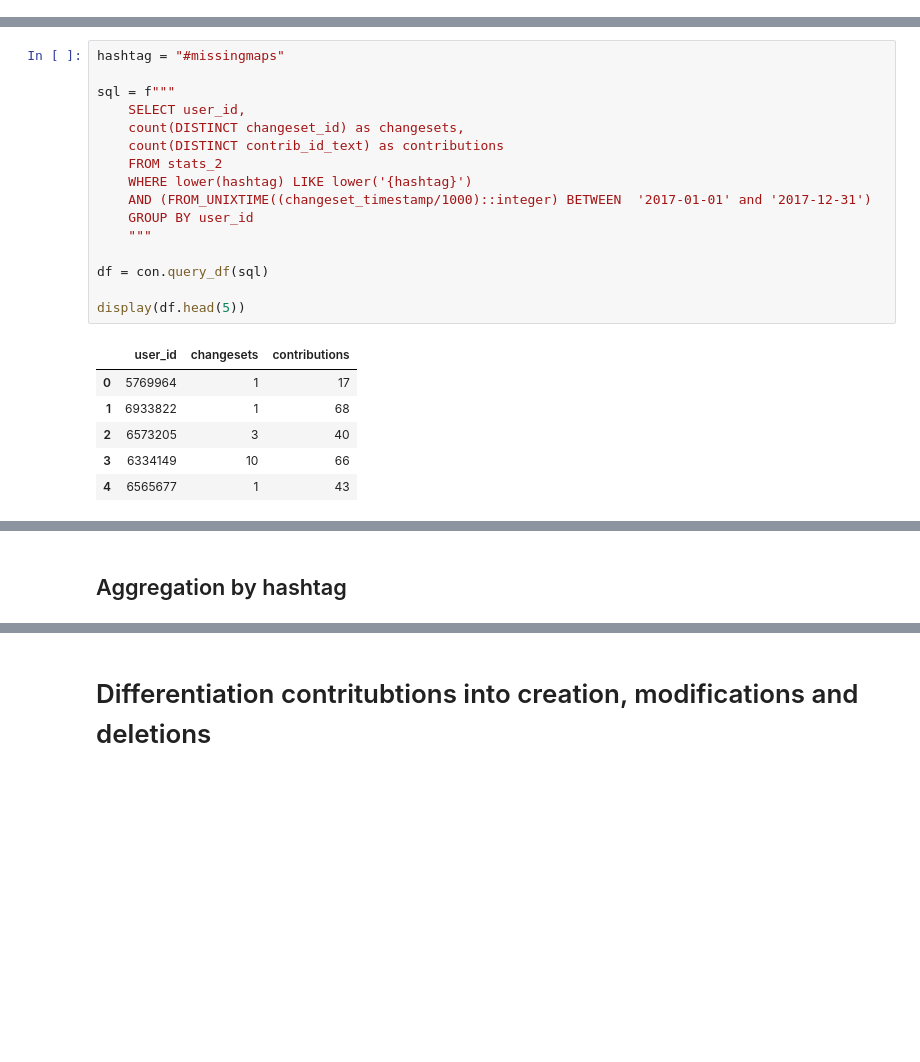
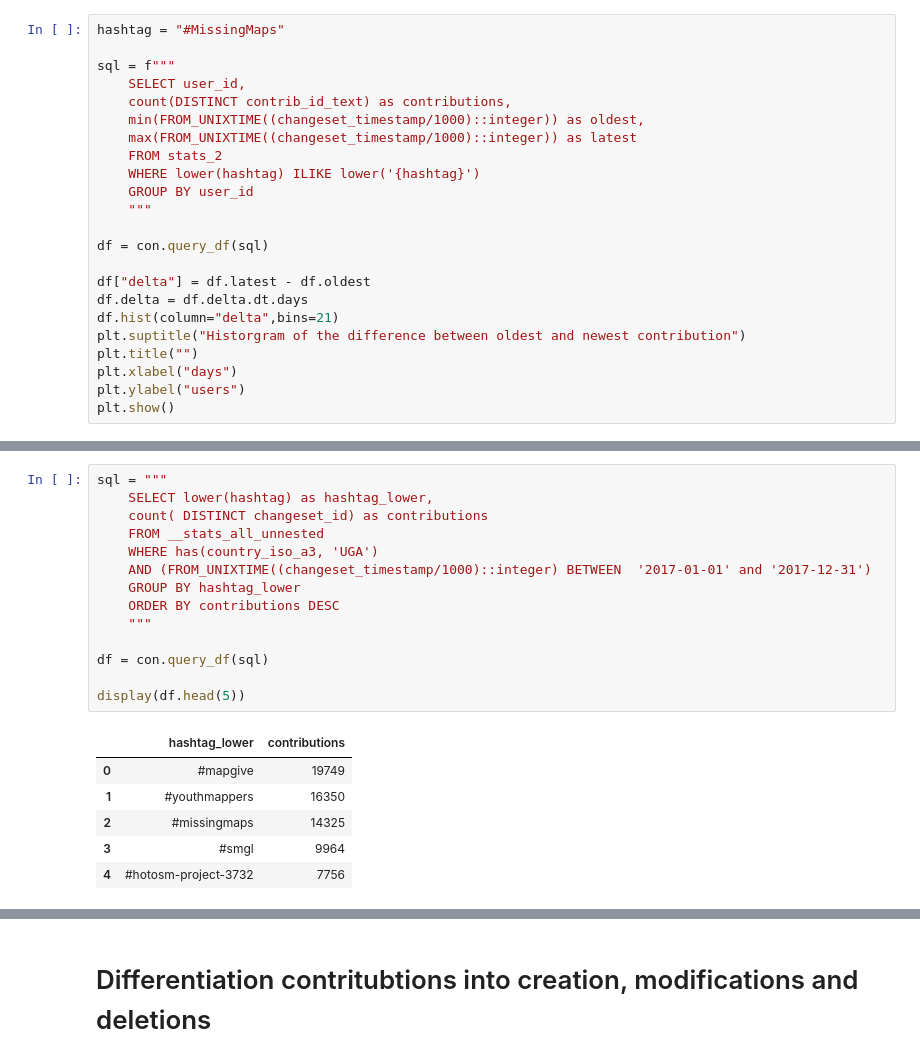
Before and after one commit to GIScience/ohsome-now-stats, a Jupyter notebook: notebooks/ExampleSQL.ipynb, the cells around one changed output, grey strips where cells are left out. Cells and saved outputs as stored; diff of their text form; blank space fills up the shorter version.

```diff
--- a/notebooks/ExampleSQL.ipynb
+++ b/notebooks/ExampleSQL.ipynb
@@ -72,0 +103,23 @@ plt.show()
+# %%
+hashtag = "#MissingMaps"
+
+sql = f"""
+    SELECT user_id,
+    count(DISTINCT contrib_id_text) as contributions,
+    min(FROM_UNIXTIME((changeset_timestamp/1000)::integer)) as oldest,
+    max(FROM_UNIXTIME((changeset_timestamp/1000)::integer)) as latest
+    FROM stats_2
+    WHERE lower(hashtag) ILIKE lower('{hashtag}')
+    GROUP BY user_id
+    """
+
+df = con.query_df(sql)
+
+df["delta"] = df.latest - df.oldest
+df.delta = df.delta.dt.days
+df.hist(column="delta",bins=21)
+plt.suptitle("Historgram of the difference between oldest and newest contribution")
+plt.title("")
+plt.xlabel("days")
+plt.ylabel("users")
+plt.show()
@@ -73,23 +179,21 @@ plt.show()
 # %%
-hashtag = "#missingmaps"
-
-sql = f"""
-    SELECT user_id,
-    count(DISTINCT changeset_id) as changesets,
-    count(DISTINCT contrib_id_text) as contributions
-    FROM stats_2
-    WHERE lower(hashtag) LIKE lower('{hashtag}')
+sql = """
+    SELECT lower(hashtag) as hashtag_lower,
+    count( DISTINCT changeset_id) as contributions
+    FROM __stats_all_unnested
+    WHERE has(country_iso_a3, 'UGA')
     AND (FROM_UNIXTIME((changeset_timestamp/1000)::integer) BETWEEN  '2017-01-01' and '2017-12-31')
-    GROUP BY user_id
+    GROUP BY hashtag_lower
+    ORDER BY contributions DESC
     """
 
 df = con.query_df(sql)
 
 display(df.head(5))
 # %% [output]
-|  | user_id | changesets | contributions |
-| 0 | 5769964 | 1 | 17 |
-| 1 | 6933822 | 1 | 68 |
-| 2 | 6573205 | 3 | 40 |
-| 3 | 6334149 | 10 | 66 |
-| 4 | 6565677 | 1 | 43 |
+|  | hashtag_lower | contributions |
+| 0 | #mapgive | 19749 |
+| 1 | #youthmappers | 16350 |
+| 2 | #missingmaps | 14325 |
+| 3 | #smgl | 9964 |
+| 4 | #hotosm-project-3732 | 7756 |
@@ -97,2 +199,0 @@ display(df.head(5))
-# %% [markdown]
-## Aggregation by hashtag
```
Also changed, not shown: parts of 27 cells of this notebook.
